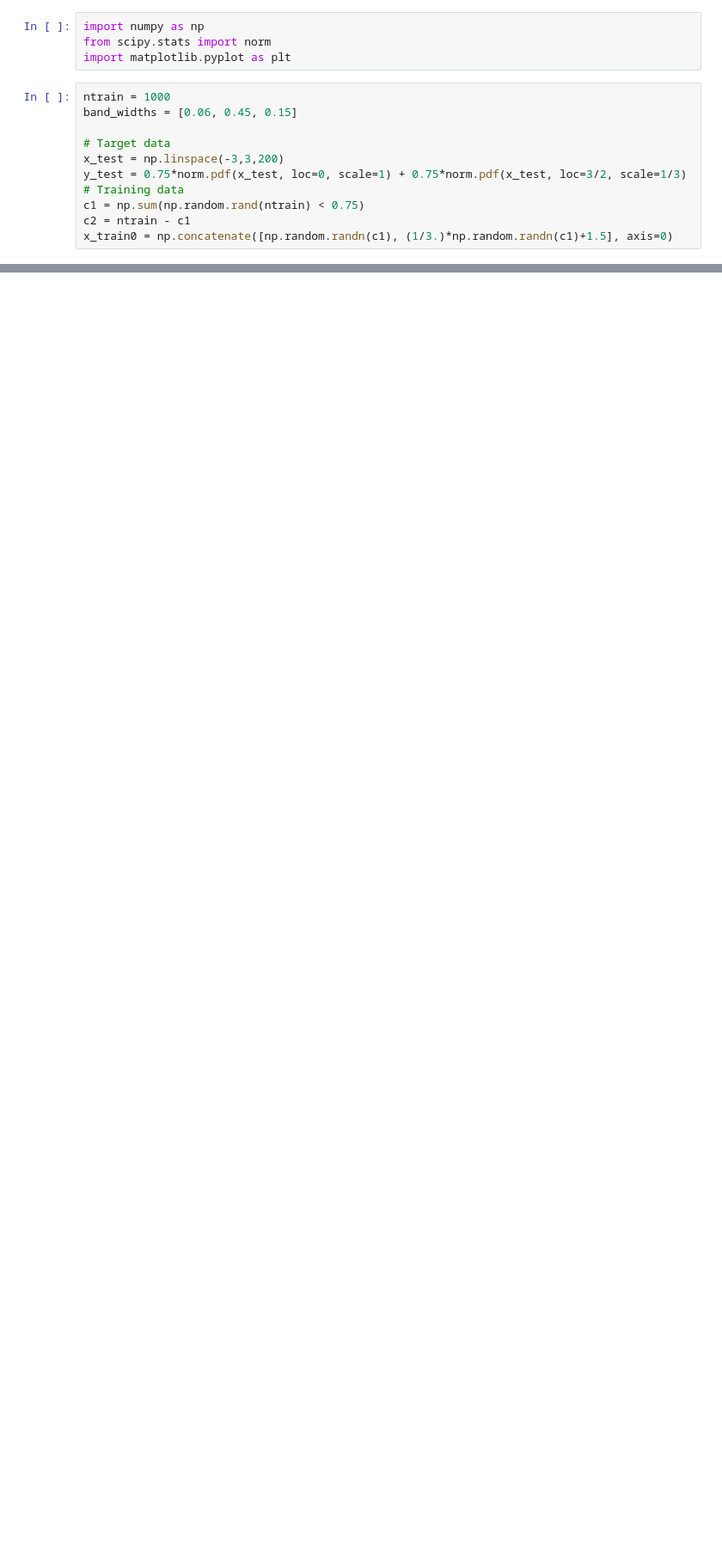
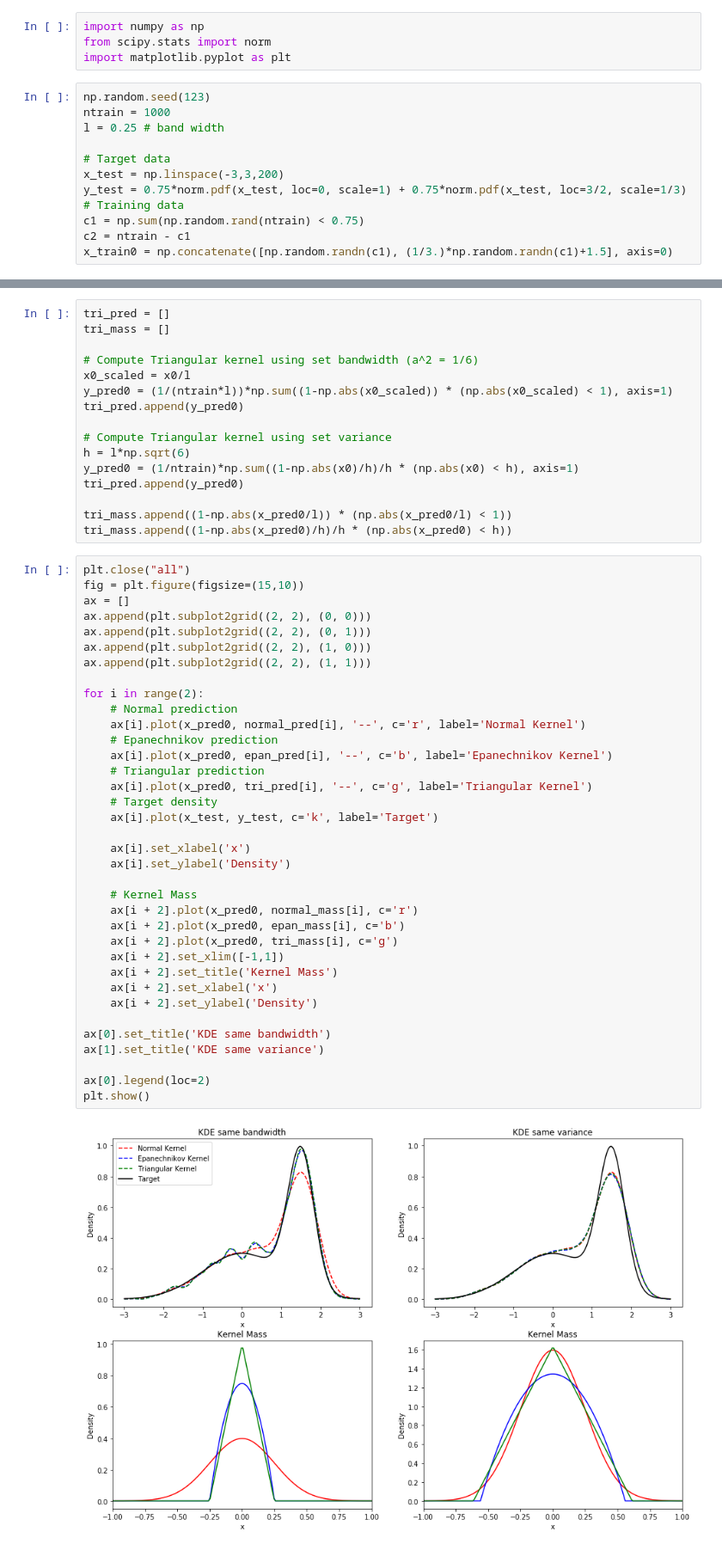
Before and after one commit to NickGeneva/kernel_smoothers, a Jupyter notebook: 02_kernel_shape.ipynb, the cells around one changed output, grey strips where cells are left out. Shown at 86% size. Cells and saved outputs as stored; diff of their text form; blank space fills up the shorter version.

Commit message:
Kernel shape example completed

```diff
--- a/02_kernel_shape.ipynb
+++ b/02_kernel_shape.ipynb
@@ -18,8 +16,9 @@ import numpy as np
 from scipy.stats import norm
 import matplotlib.pyplot as plt
 # %%
+np.random.seed(123)
 ntrain = 1000
-band_widths = [0.06, 0.45, 0.15]
+l = 0.25 # band width
 
 # Target data
 x_test = np.linspace(-3,3,200)
@@ -30,0 +96,54 @@ x_train0 = np.concatenate([np.random.randn(c1), (1/3.)*np.random.randn(c1)+1.5],
+# %%
+tri_pred = []
+tri_mass = []
+
+# Compute Triangular kernel using set bandwidth (a^2 = 1/6)
+x0_scaled = x0/l
+y_pred0 = (1/(ntrain*l))*np.sum((1-np.abs(x0_scaled)) * (np.abs(x0_scaled) < 1), axis=1)
+tri_pred.append(y_pred0)
+
+# Compute Triangular kernel using set variance
+h = l*np.sqrt(6)
+y_pred0 = (1/ntrain)*np.sum((1-np.abs(x0)/h)/h * (np.abs(x0) < h), axis=1)
+tri_pred.append(y_pred0)
+
+tri_mass.append((1-np.abs(x_pred0/l)) * (np.abs(x_pred0/l) < 1))
+tri_mass.append((1-np.abs(x_pred0)/h)/h * (np.abs(x_pred0) < h))
+# %%
+plt.close("all")
+fig = plt.figure(figsize=(15,10))
+ax = []
+ax.append(plt.subplot2grid((2, 2), (0, 0)))
+ax.append(plt.subplot2grid((2, 2), (0, 1)))
+ax.append(plt.subplot2grid((2, 2), (1, 0)))
+ax.append(plt.subplot2grid((2, 2), (1, 1)))
+
+for i in range(2):
+    # Normal prediction
+    ax[i].plot(x_pred0, normal_pred[i], '--', c='r', label='Normal Kernel')
+    # Epanechnikov prediction
+    ax[i].plot(x_pred0, epan_pred[i], '--', c='b', label='Epanechnikov Kernel')
+    # Triangular prediction
+    ax[i].plot(x_pred0, tri_pred[i], '--', c='g', label='Triangular Kernel')
+    # Target density
+    ax[i].plot(x_test, y_test, c='k', label='Target')
+
+    ax[i].set_xlabel('x')
+    ax[i].set_ylabel('Density')
+
+    # Kernel Mass
+    ax[i + 2].plot(x_pred0, normal_mass[i], c='r')
+    ax[i + 2].plot(x_pred0, epan_mass[i], c='b')
+    ax[i + 2].plot(x_pred0, tri_mass[i], c='g')
+    ax[i + 2].set_xlim([-1,1])
+    ax[i + 2].set_title('Kernel Mass')
+    ax[i + 2].set_xlabel('x')
+    ax[i + 2].set_ylabel('Density')
+
+ax[0].set_title('KDE same bandwidth')
+ax[1].set_title('KDE same variance')
+
+ax[0].legend(loc=2)
+plt.show()
+# %% [output]
+[figure, added]
```
Also changed, not shown: parts of 7 cells of this notebook, 1 other file.
